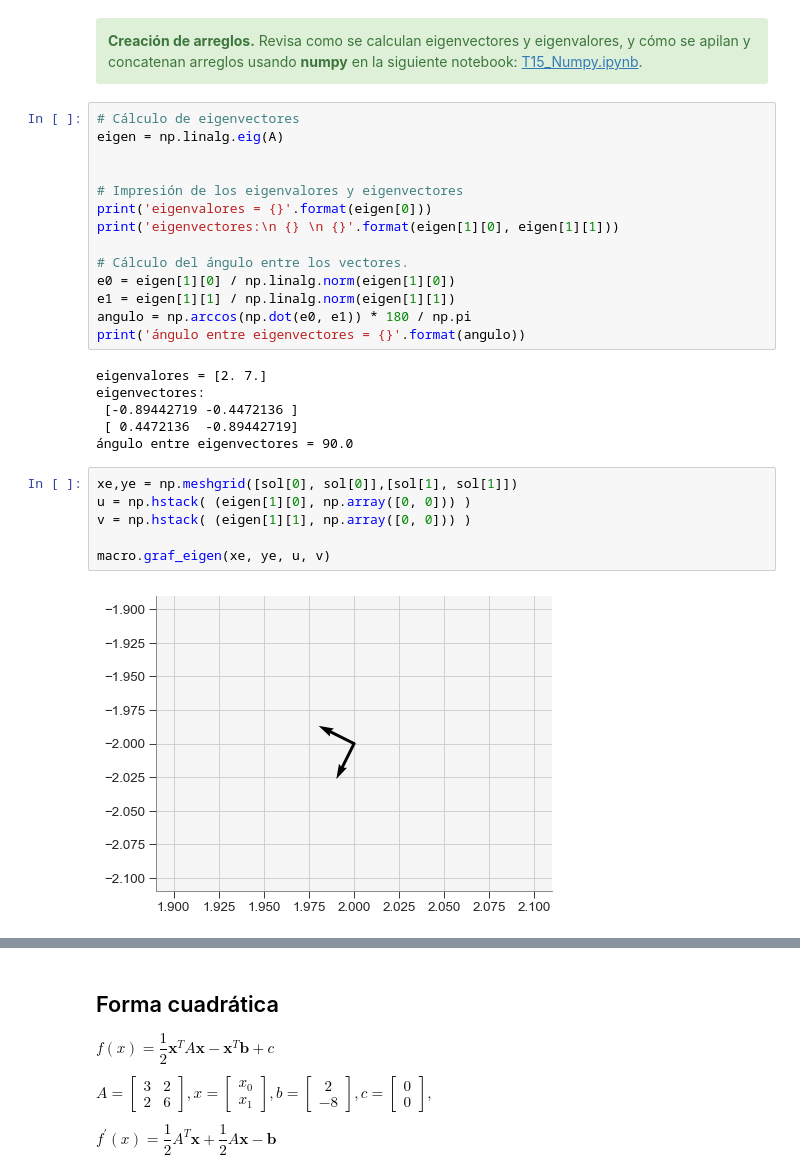
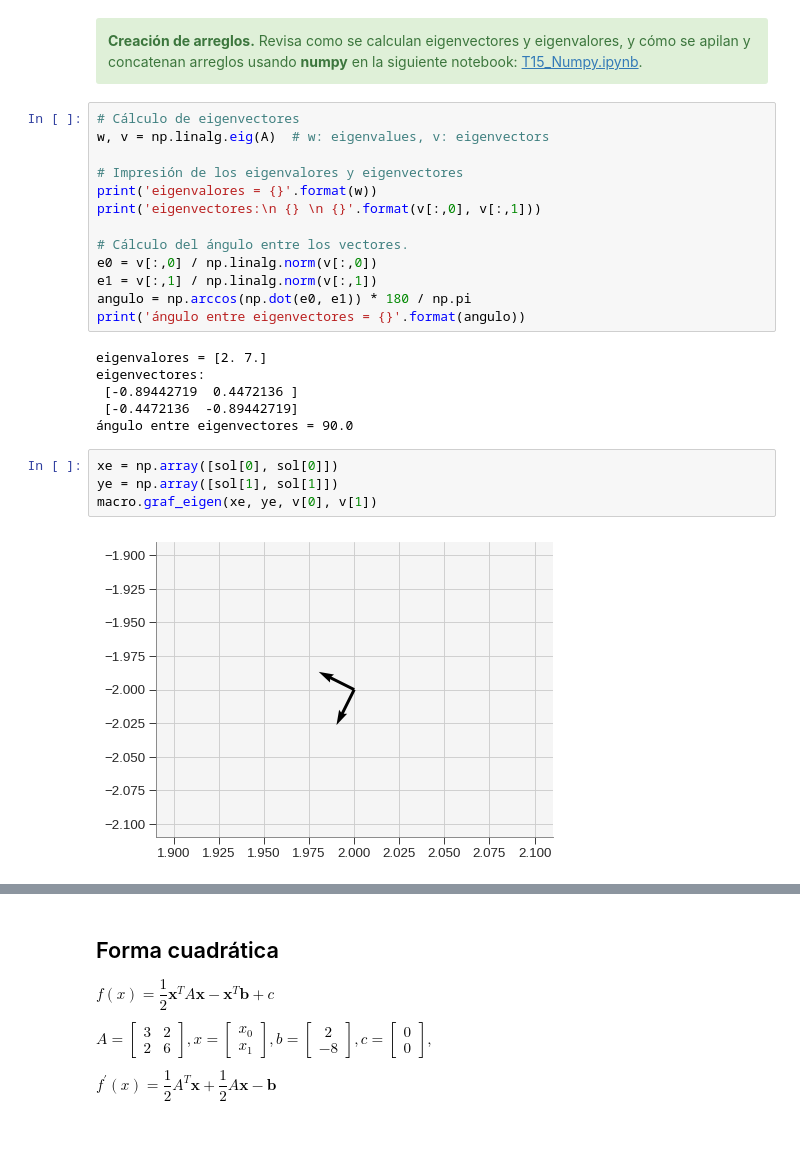
Before and after one commit to jugernaut/Induccion_MeIA, a Jupyter notebook: 1_IntroduccionPython/03_Sistemas_lineales.ipynb, the cells around one changed output, grey strips where cells are left out. Saved outputs shown, nothing was run; the diff lists cells and outputs as text; blank space fills up the shorter version.

```diff
--- a/1_IntroduccionPython/03_Sistemas_lineales.ipynb
+++ b/1_IntroduccionPython/03_Sistemas_lineales.ipynb
@@ -529,30 +529,27 @@ Revisa como se calculan eigenvectores y eigenvalores, y cómo se apilan y concat
 </div>
 # %%
 # Cálculo de eigenvectores
-eigen = np.linalg.eig(A)
-
+w, v = np.linalg.eig(A)  # w: eigenvalues, v: eigenvectors
 
 # Impresión de los eigenvalores y eigenvectores
-print('eigenvalores = {}'.format(eigen[0]))
-print('eigenvectores:\n {} \n {}'.format(eigen[1][0], eigen[1][1]))
+print('eigenvalores = {}'.format(w))
+print('eigenvectores:\n {} \n {}'.format(v[:,0], v[:,1]))
 
 # Cálculo del ángulo entre los vectores.
-e0 = eigen[1][0] / np.linalg.norm(eigen[1][0])
-e1 = eigen[1][1] / np.linalg.norm(eigen[1][1])
+e0 = v[:,0] / np.linalg.norm(v[:,0])
+e1 = v[:,1] / np.linalg.norm(v[:,1])
 angulo = np.arccos(np.dot(e0, e1)) * 180 / np.pi
 print('ángulo entre eigenvectores = {}'.format(angulo))
 # %% [output]
 eigenvalores = [2. 7.]
 eigenvectores:
- [-0.89442719 -0.4472136 ]
- [ 0.4472136  -0.89442719]
+ [-0.89442719  0.4472136 ]
+ [-0.4472136  -0.89442719]
 ángulo entre eigenvectores = 90.0
 # %%
-xe,ye = np.meshgrid([sol[0], sol[0]],[sol[1], sol[1]])
-u = np.hstack( (eigen[1][0], np.array([0, 0])) )
-v = np.hstack( (eigen[1][1], np.array([0, 0])) )
-
-macro.graf_eigen(xe, ye, u, v)
+xe = np.array([sol[0], sol[0]])
+ye = np.array([sol[1], sol[1]])
+macro.graf_eigen(xe, ye, v[0], v[1])
 # %% [output]
-[figure, old version]
+[figure, new version]
 # %%
```
Also changed, not shown: parts of 21 cells of this notebook, 36 other files.
